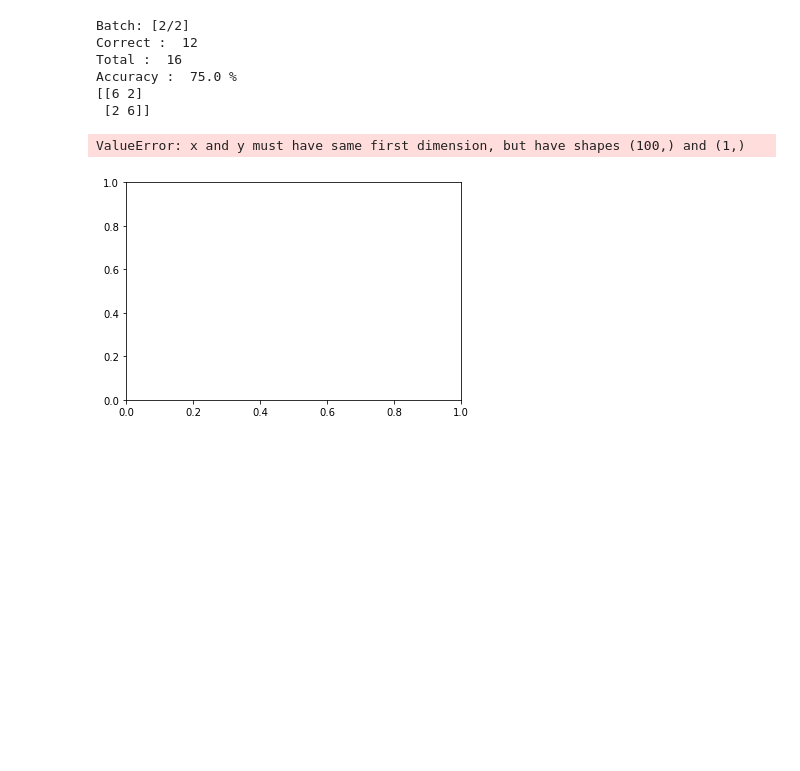
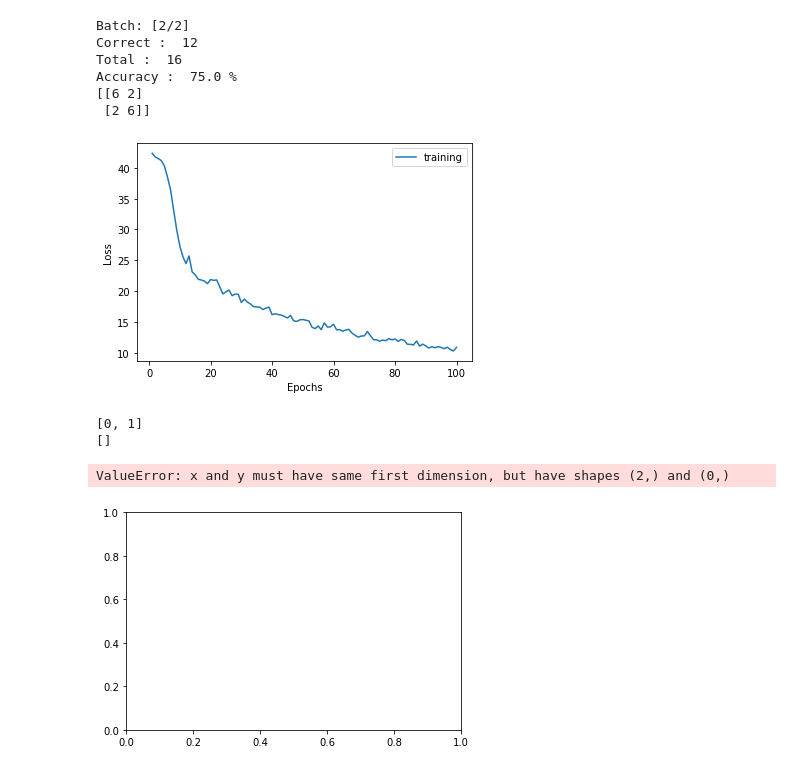
Before and after one commit to tohsic-7/mini_project, a Jupyter notebook: preprocessing.ipynb, the cells around one changed output. Drawn from its saved outputs; the diff is of its cells as text; code cells hidden in the pictures; blank space fills up the shorter version.

```diff
--- a/preprocessing.ipynb
+++ b/preprocessing.ipynb
@@ -137,11 +115,16 @@ Epoch: [8/100]
 # %%
 #Validation
+validation_loss = []
+batch = []
 correct = 0
 total = 0
 confusion = np.array([[0,0],[0,0]])
 for batch_nr, (images, labels) in enumerate(val_loader):
-    print('\rEpoch: [{}/{}]'.format(batch_nr, len(val_loader)),end='')
+    print('\rBatch: [{}/{}]'.format(batch_nr, len(val_loader)),end='')
     predict = model.forward(images)
+    loss = criterion(predict, labels)
+    validation_loss.append(loss)
+    batch.append(batch_nr)
     for i in range(len(images)):
 
         preede = torch.argmax(predict[i])
@@ -166,11 +149,4 @@ print("Accuracy : " , correct/total*100 , "%")
 
 #plt.imshow(images[0][0])
 print(confusion)
-
-plt.plot(range(1,epochs+1), loss_data,label='training')
-#plt.plot(range(1,epochs+1),total_validation_loss, label='validation')
-plt.xlabel('Epochs')
-plt.ylabel('Loss')
-plt.legend()
-plt.show()
 # %% [output]
@@ -267,11 +260,20 @@ Accuracy :  75.0 %
  [2 6]]
 # %%
 plt.plot(range(1,epochs+1), loss_data,label='training')
-plt.plot(batch,validation_loss, label='validation')
 plt.xlabel('Epochs')
 plt.ylabel('Loss')
 plt.legend()
 plt.show()
+print(batch)
+print(validation_loss)
+plt.plot(batch,validation_loss, label='validation')
+plt.xlabel('Batch')
+plt.ylabel('Loss')
+plt.legend()
+plt.show()
 # %% [output]
+[figure, new version]
-ValueError: x and y must have same first dimension, but have shapes (100,) and (1,)
+[0, 1]
+[]
-[figure, old version]
+ValueError: x and y must have same first dimension, but have shapes (2,) and (0,)
+[figure, added]
```
Also changed, not shown: parts of 6 cells of this notebook, 1 other file.
